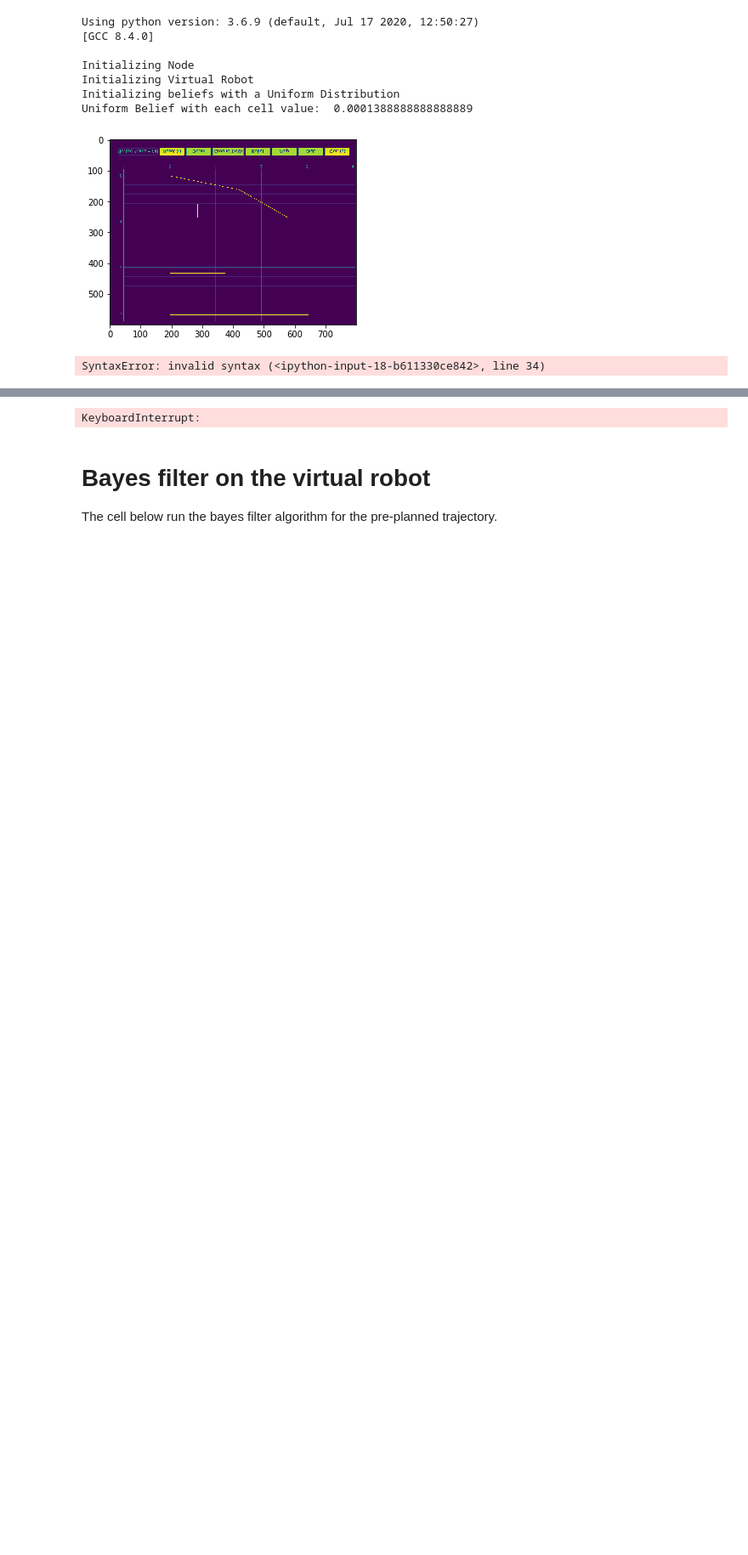
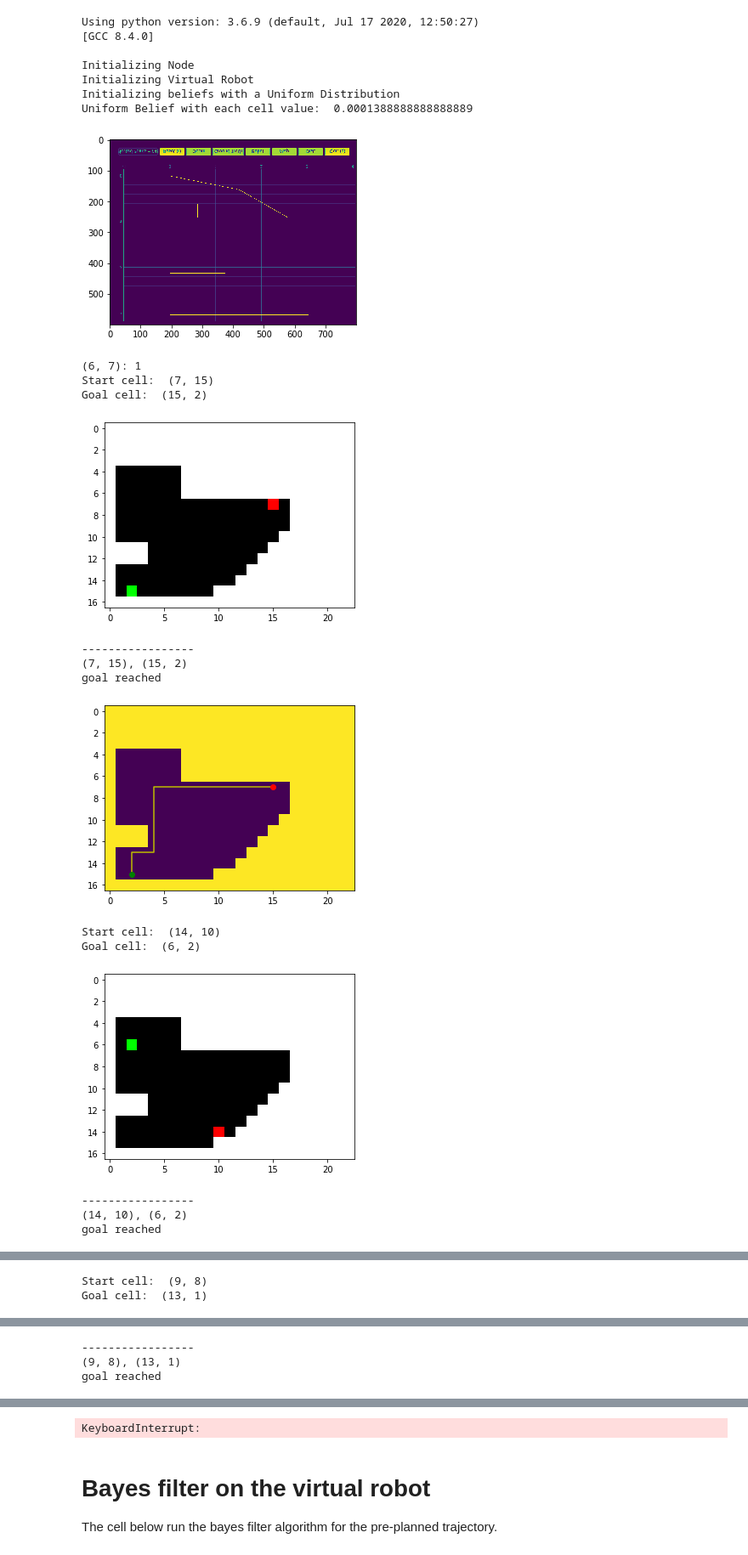
Before and after one commit to caitlinstanton/ece4960, a Jupyter notebook: lab10/lab10_jupyter/scripts/lab9_sim.ipynb, the cells around one changed output, grey strips where cells are left out. Shown: that part at 85% size. Drawn from its saved outputs; the diff is of its cells as text; code cells hidden in the pictures; blank space fills up the shorter version.

```diff
--- a/lab10/lab10_jupyter/scripts/lab9_sim.ipynb
+++ b/lab10/lab10_jupyter/scripts/lab9_sim.ipynb
@@ -122,36 +122,49 @@ grid.resize(17,23)
 
 # Instantiate the class PlannerQuery
 pq = PlannerQuery(grid)
-gmap = OccupancyGridMap.from_data(grid,1,1)
 
 #print(grid.shape)
 
 #for j in range(0,grid.shape[1]):
 #    for i in range(0,grid.shape[0]):
 #        print(str((j,i)) + ": " + str(gmap.get_data((j,i))))
 print(str((6,7)) + ": " + str(gmap.get_data((6,7))))
 
 for i in range(0,10):
     # Generate a start and goal pair
     (start_node, goal_node) = pq.generate(plot=True)
+    gmap = OccupancyGridMap.from_data(grid,1,1)
     gmap.plot()
     print("-----------------")
     path, path_px = a_star(start_node, goal_node, gmap,movement="4N")
 
 
     if path:
         # plot resulting path in pixels over the map
         plot_path(path_px, loc)
     else:
         print('Goal is not reachable')
 
         # plot start and goal points over the map (in pixels)
         start_node_px = gmap.get_index_from_coordinates(start_node[0], start_node[1])
         goal_node_px = gmap.get_index_from_coordinates(goal_node[0], goal_node[1])
 
-        plt.plot(start_node_px[0], start_node_px[1], 'ro')
-        plt.plot(goal_node_px[0], goal_node_px[1], 'go')
+        plt.plot(start_node_px[1], start_node_px[0], 'ro')
+        plt.plot(goal_node_px[1], goal_node_px[0], 'go')
 
     plt.show()
 # %% [output]
-SyntaxError: invalid syntax (<ipython-input-18-b611330ce842>, line 34)
+(6, 7): 1
+Start cell:  (7, 15)
+Goal cell:  (15, 2)
+[figure, added]
+-----------------
+(7, 15), (15, 2)
+goal reached
+[figure, added]
+Start cell:  (14, 10)
+Goal cell:  (6, 2)
+[figure, added]
+-----------------
+(14, 10), (6, 2)
+goal reached
@@ -157,0 +172,2 @@ SyntaxError: invalid syntax (<ipython-input-18-b611330ce842>, line 34)
+Start cell:  (9, 8)
+Goal cell:  (13, 1)
@@ -157,0 +175,3 @@ SyntaxError: invalid syntax (<ipython-input-18-b611330ce842>, line 34)
+-----------------
+(9, 8), (13, 1)
+goal reached
```
Also changed, not shown: parts of 1 cell of this notebook, 2 other files.
